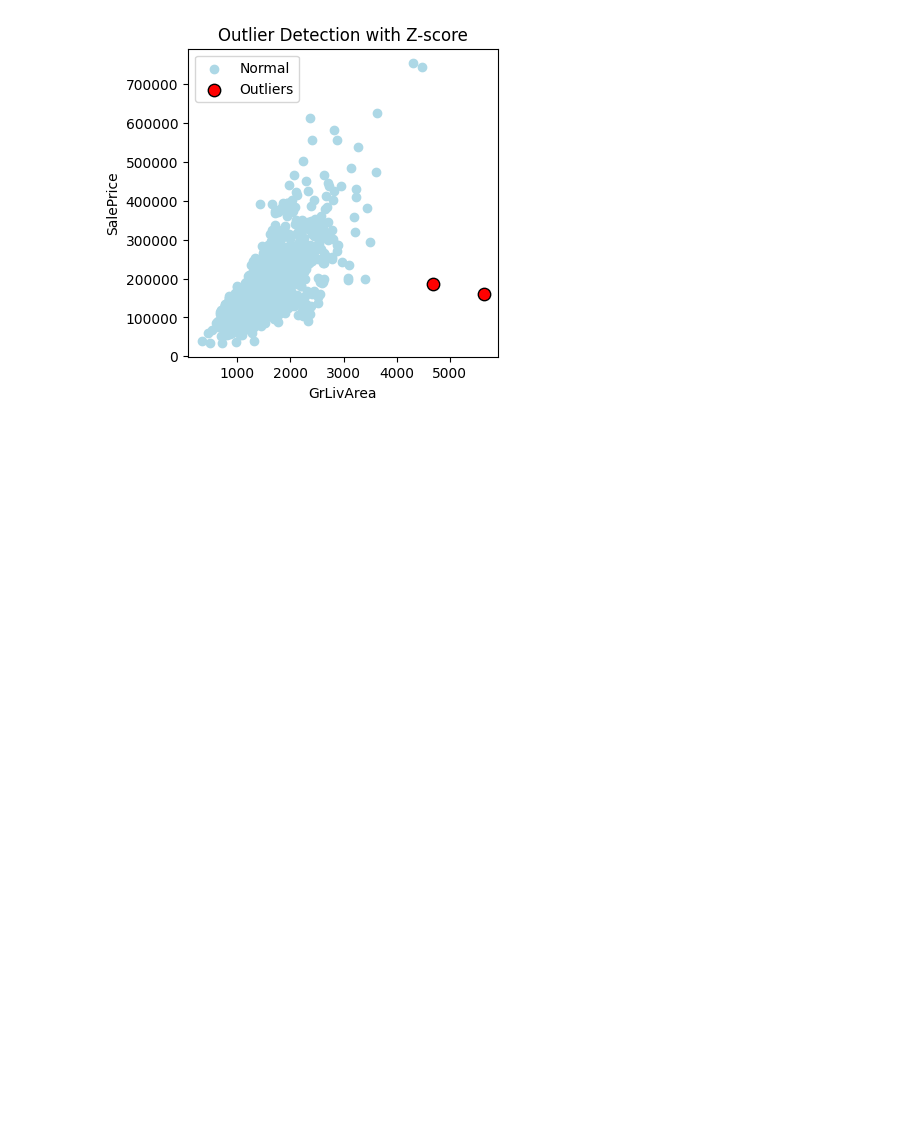
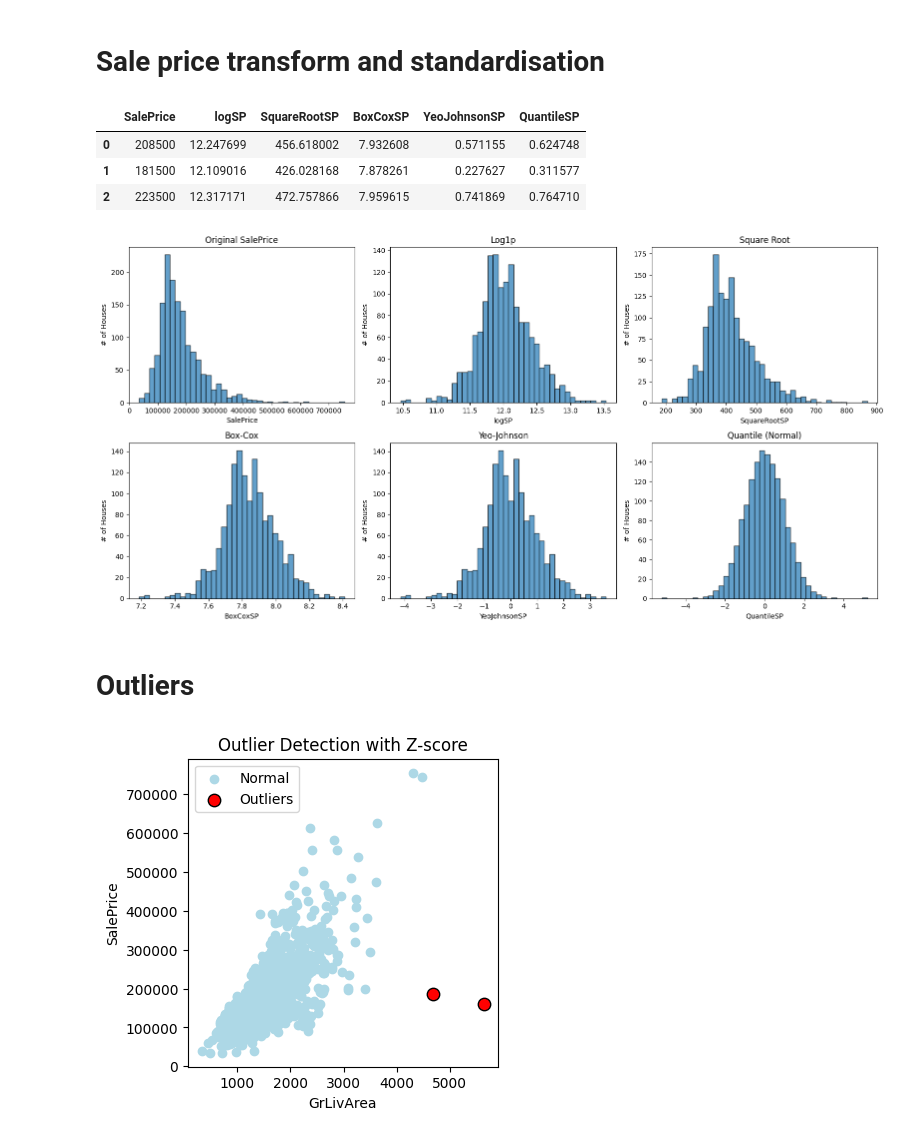
Before and after one commit to FranckNgN/kaggle-house-prices, a Jupyter notebook: notebooks/preprocessing/2dataEngineering.ipynb, the cells around one changed output. Saved outputs shown, nothing was run; the diff lists cells and outputs as text; code cells hidden in the pictures; blank space fills up the shorter version.

```diff
--- a/notebooks/preprocessing/2dataEngineering.ipynb
+++ b/notebooks/preprocessing/2dataEngineering.ipynb
@@ -13,8 +11,58 @@ from scipy.stats import boxcox, skew, kurtosis
 
 from config_local import local_config  # provides TRAIN_CSV, TEST_CSV, SUBMISSIONS_DIR
+# %%
+def plot_transforms(df):
+    cols = [
+        ("SalePrice", "Original SalePrice"),
+        ("logSP", "Log1p"),
+        ("SquareRootSP", "Square Root"),
+        ("BoxCoxSP", "Box-Cox"),
+        ("YeoJohnsonSP", "Yeo-Johnson"),
+        ("QuantileSP", "Quantile (Normal)")
+    ]
+
+    fig, axes = plt.subplots(2, 3, figsize=(16, 8))
+    axes = axes.ravel()
+
+    for ax, (col, title) in zip(axes, cols):
+        if col in df.columns:
+            ax.hist(df[col], bins=40, edgecolor="k", alpha=0.7)
+            ax.set_title(title)
+            ax.set_xlabel(col)
+            ax.set_ylabel('# of Houses')
+
+    plt.tight_layout()
+    plt.show()
 # %%
 train = pd.read_csv(local_config.TRAIN_PROCESS1_CSV)   # e.g. data/train_filled.csv
 test = pd.read_csv(local_config.TEST_PROCESS1_CSV)    # e.g. data/test_filled.csv
+# %% [markdown]
+# Sale price transform and standardisation
+# %%
+salePriceReshape = train["SalePrice"].values.reshape(-1, 1)
+
+salePrice_df = pd.DataFrame(columns = ['SalePrice', 'logSP', 'SquareRootSP', 'BoxCoxSP', 'YeoJohnsonSP', 'QuantileSP', 'QuantileSP'])
+transforms = {
+    "SalePrice": lambda x: x.ravel(),
+    "logSP": lambda x: np.log1p(x).ravel(),
+    "SquareRootSP": lambda x: np.sqrt(x).ravel(),
+    "BoxCoxSP": lambda x: boxcox(x.ravel())[0],  # BoxCox returns (vals, lambda)
+    "YeoJohnsonSP": lambda x: PowerTransformer(method="yeo-johnson").fit_transform(x).ravel(),
+    "QuantileSP": lambda x: QuantileTransformer(output_distribution="normal", random_state=0).fit_transform(x).ravel()
+}
+salePrice_df = pd.DataFrame({name: func(salePriceReshape) for name, func in transforms.items()})
+salePrice_df.head(3)
+# %% [output]
+|  | SalePrice | logSP | SquareRootSP | BoxCoxSP | YeoJohnsonSP | QuantileSP |
+| 0 | 208500 | 12.247699 | 456.618002 | 7.932608 | 0.571155 | 0.624748 |
+| 1 | 181500 | 12.109016 | 426.028168 | 7.878261 | 0.227627 | 0.311577 |
+| 2 | 223500 | 12.317171 | 472.757866 | 7.959615 | 0.741869 | 0.764710 |
+# %%
+plot_transforms(salePrice_df)
+# %% [output]
+[figure, added]
+# %% [markdown]
+# Outliers
 # %%
 # Compute z-scores
 z_scores = np.abs(stats.zscore(train["GrLivArea"]))
```
Also changed, not shown: parts of 5 cells of this notebook, 1 other file.
